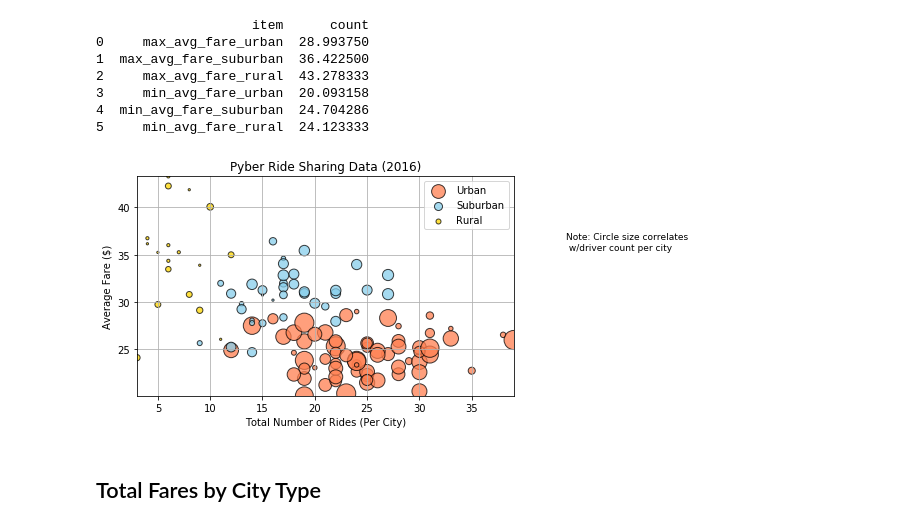
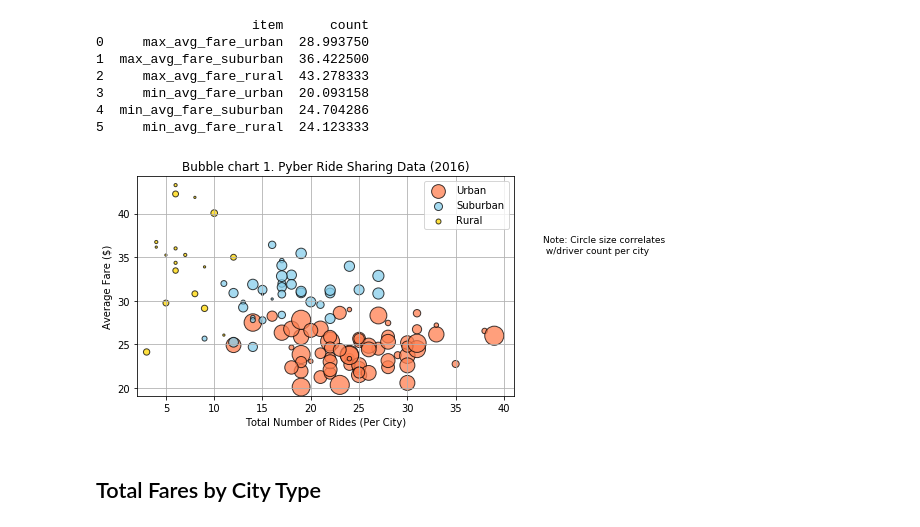
Before and after one commit to Karenweiy/Pyber, a Jupyter notebook: pyber_starter.ipynb, the cells around one changed output. Saved outputs shown, nothing was run; the diff lists cells and outputs as text; code cells hidden in the pictures.

```diff
--- a/pyber_starter.ipynb
+++ b/pyber_starter.ipynb
@@ -109,36 +120,36 @@ print (df_ylimit)
 # %%
 ## Build the scatter plots for each city types
 urbanscatter =plt.scatter(ridecount_percity_urban, avg_fare_urban, marker="o", facecolors="coral", edgecolors="black",
             s=drivercount_percity_urban*5, alpha=0.75)
 suburbanscatter=plt.scatter(ridecount_percity_suburban, avg_fare_suburban, marker="o", facecolors="SkyBlue", edgecolors="black",
             s=drivercount_percity_suburban*5, alpha=0.75)
 ruralscatter=plt.scatter(ridecount_percity_rural, avg_fare_rural, marker="o", facecolors="gold", edgecolors="black",
             s=drivercount_percity_rural*5, alpha=0.75)
 
 # Incorporate the other graph properties
 
-plt.ylim(min_avg_fare_urban , max_avg_fare_rural )
-plt.xlim(min_num_rides_rural ,max_num_rides)
+plt.ylim(min_avg_fare_urban-1 , max_avg_fare_rural+1)
+plt.xlim(min_num_rides_rural-1 ,max_num_rides+2)
 
-plt.title("Pyber Ride Sharing Data (2016)")
+plt.title("Bubble chart 1. Pyber Ride Sharing Data (2016)")
 plt.xlabel("Total Number of Rides (Per City)")
 plt.ylabel("Average Fare ($)")
 plt.grid()
 plt.tight_layout()
 
 # Create a legend
 plt.legend((urbanscatter, suburbanscatter,ruralscatter), ('Urban',  'Suburban','Rural'))
 
 # Incorporate a text label regarding circle size
 plt.text(44, 35.5, "Note: Circle size correlates \n w/driver count per city", fontsize=9)
 
 # Save Figure
 plt.savefig('PyberRideSharingDataBubble', bbox_inches = 'tight', pad_inches = 2)
 
 # Show plot
 plt.show()
 # %% [output]
-[figure, old version]
+[figure, new version]
 # %% [markdown]
 ## Total Fares by City Type
 # %%
```
Also changed, not shown: parts of 4 cells of this notebook, 5 other files.
